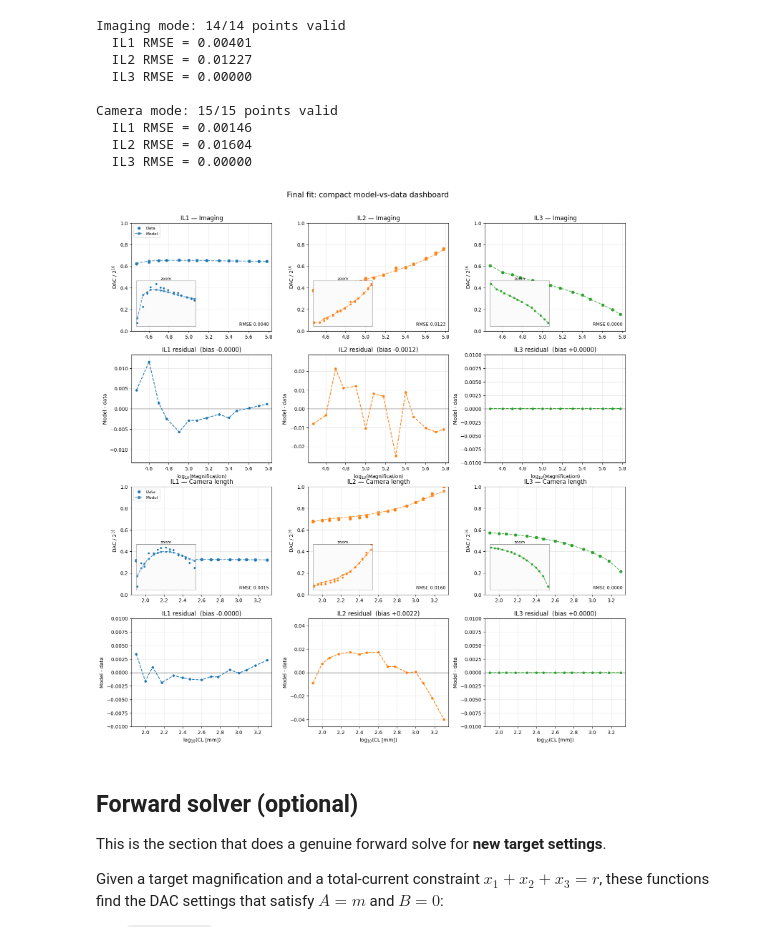
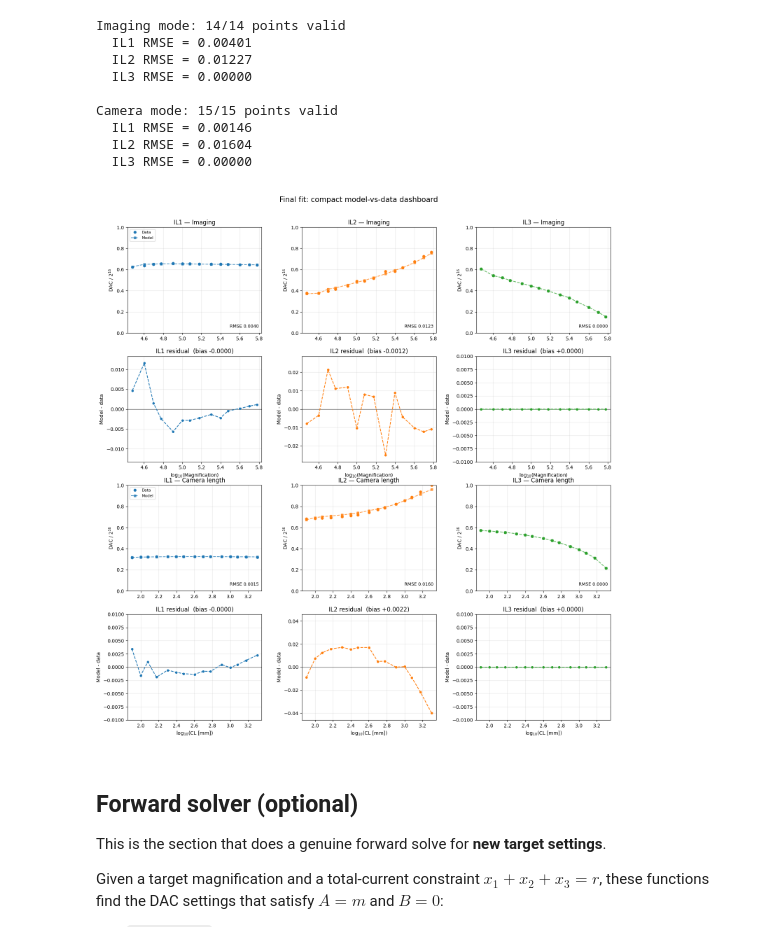
Before and after one commit to TemGym/TemGymCore, a Jupyter notebook: archived/examples/microscope_models/il_three_lens_constraint_study.ipynb, the cells around one changed output. Saved outputs shown, nothing was run; the diff lists cells and outputs as text; code cells hidden in the pictures.

```diff
--- a/archived/examples/microscope_models/il_three_lens_constraint_study.ipynb
+++ b/archived/examples/microscope_models/il_three_lens_constraint_study.ipynb
@@ -599,8 +600,7 @@ Camera mode: 15/15 points valid
   IL2 RMSE = 0.01604
   IL3 RMSE = 0.00000
 # %%
-# ── Plot: compact model-vs-data dashboard with zoom insets ────────────
-from mpl_toolkits.axes_grid1.inset_locator import inset_axes
+# ── Plot: compact model-vs-data dashboard (no zoom insets) ────────────
 
 lens_names = ['IL1', 'IL2', 'IL3']
 lens_colors = ['C0', 'C1', 'C2']
@@ -613,15 +613,6 @@ img_xlim = (log_mags.min() - 0.05, log_mags.max() + 0.05)
 cam_xlim = (log_cl.min() - 0.05, log_cl.max() + 0.05)
 
 
-def zoom_limits(data, pred, pad=0.08):
-    values = np.concatenate([data[np.isfinite(data)], pred[np.isfinite(pred)]])
-    lo = max(0.0, values.min() - pad * (values.max() - values.min()))
-    hi = min(1.0, values.max() + pad * (values.max() - values.min()))
-    if hi <= lo:
-        lo, hi = 0.0, 1.0
-    return lo, hi
-
-
 def residual_limits(residual, pad=0.15):
     values = residual[np.isfinite(residual)]
     if values.size == 0:
@@ -629,22 +620,6 @@ def residual_limits(residual, pad=0.15):
     bound = np.max(np.abs(values))
     bound = max(bound * (1 + pad), 0.01)
     return -bound, bound
-
-
-def add_zoom_inset(ax, x, data, pred, color):
-    inset = inset_axes(ax, width='42%', height='42%', loc='lower left', borderpad=1.0)
-    ok = np.isfinite(pred)
-    inset.plot(x, data, 'o', color=color, ms=3)
-    inset.plot(x[ok], pred[ok], 's--', color=color, ms=2.5, alpha=0.75)
-    ylo, yhi = zoom_limits(data, pred)
-    inset.set_xlim(x.min() - 0.02, x.max() + 0.02)
-    inset.set_ylim(ylo, yhi)
-    inset.set_xticks([])
-    inset.set_yticks([])
-    inset.set_facecolor('#fbfbfb')
-    for spine in inset.spines.values():
-        spine.set_alpha(0.45)
-    inset.set_title('zoom', fontsize=8, pad=2)
 
 
 def residual_stats(pred, data):
@@ -669,7 +644,6 @@ for k, (name, color) in enumerate(zip(lens_names, lens_colors)):
     ax.set_ylabel('DAC / $2^{16}$')
     ax.set_title(f'{name} — Imaging')
     ax.grid(True, alpha=0.3)
-    add_zoom_inset(ax, log_mags, x_img[k], pi_f[k], color)
     ax.text(0.98, 0.04, f'RMSE {rmse_img:.4f}', transform=ax.transAxes,
             ha='right', va='bottom', fontsize=9,
             bbox=dict(boxstyle='round,pad=0.2', fc='white', ec='none', alpha=0.8))
@@ -691,36 +665,35 @@ for k, (name, color) in enumerate(zip(lens_names, lens_colors)):
     ax = axes[2, k]
     ok = np.isfinite(pc_f[k])
     ax.plot(log_cl, x_cam[k], 'o', color=color, ms=5, label='Data')
     ax.plot(log_cl[ok], pc_f[k, ok], 's--', color=color, ms=4, alpha=0.75, label='Model')
     ax.set_xlim(*cam_xlim)
     ax.set_ylim(0.0, 1.0)
     ax.set_ylabel('DAC / $2^{16}$')
     ax.set_title(f'{name} — Camera length')
     ax.grid(True, alpha=0.3)
-    add_zoom_inset(ax, log_cl, x_cam[k], pc_f[k], color)
     ax.text(0.98, 0.04, f'RMSE {rmse_cam:.4f}', transform=ax.transAxes,
             ha='right', va='bottom', fontsize=9,
             bbox=dict(boxstyle='round,pad=0.2', fc='white', ec='none', alpha=0.8))
     if k == 0:
         ax.legend(fontsize=8, loc='upper left')
 
     ax = axes[3, k]
     ok = np.isfinite(pc_f[k])
     ax.axhline(0.0, color='k', lw=1.0, alpha=0.6)
     ax.plot(log_cl[ok], residual_cam[ok], 'o--', color=color, ms=4)
     ylo, yhi = residual_limits(residual_cam)
     ax.set_xlim(*cam_xlim)
     ax.set_ylim(ylo, yhi)
     ax.set_ylabel('Model - data')
     ax.set_xlabel('log$_{10}$(CL [mm])')
     ax.set_title(f'{name} residual  (bias {bias_cam:+.4f})')
     ax.grid(True, alpha=0.3)
 
 fig.suptitle('Final fit: compact model-vs-data dashboard', fontsize=15, y=0.985)
-fig.subplots_adjust(top=0.93, bottom=0.05, left=0.06, right=0.98, hspace=0.22, wspace=0.26)
+fig.subplots_adjust(top=0.93, bottom=0.05, left=0.06, right=0.98, hspace=0.22, wspace=0.30)
 plt.show()
 # %% [output]
-[figure, old version]
+[figure, new version]
 # %% [markdown]
 ## Forward solver (optional)
 
```
Also changed, not shown: parts of 7 cells of this notebook, 3 other files.
